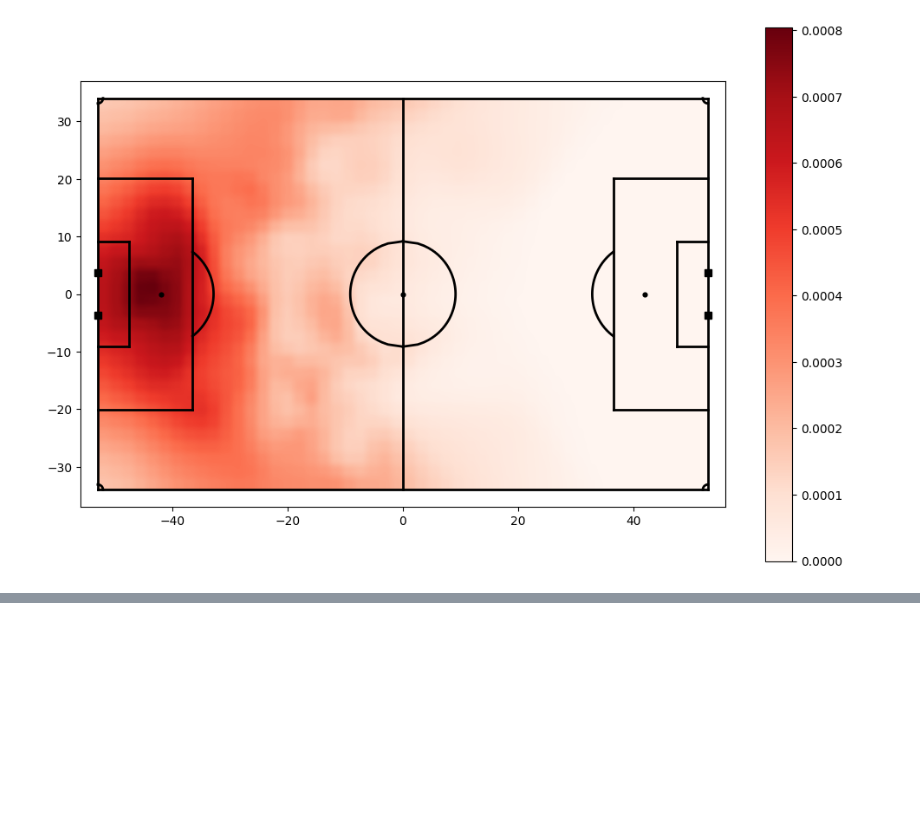
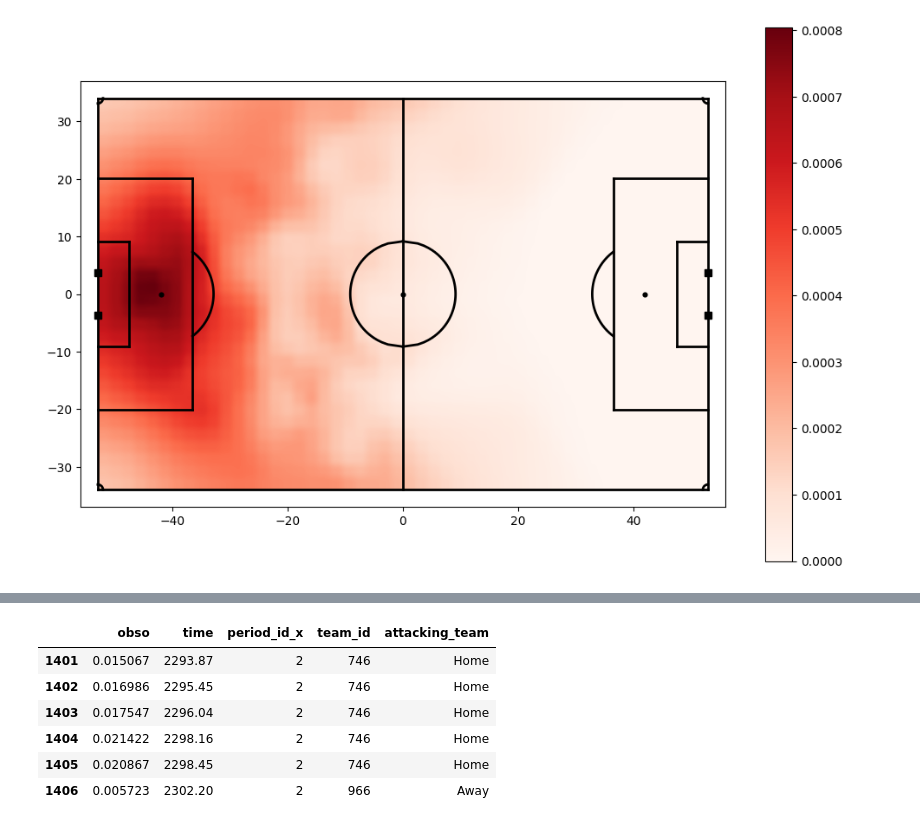
Before and after one commit to liammoore44/City-DS, a Jupyter notebook: notebooks/possession_animation.ipynb, the cells around one changed output, grey strips where cells are left out. Drawn from its saved outputs; the diff is of its cells as text; code cells hidden in the pictures; blank space fills up the shorter version.

```diff
--- a/notebooks/possession_animation.ipynb
+++ b/notebooks/possession_animation.ipynb
@@ -177,0 +296,10 @@ plot_actions(possession, result)
+# %%
+impact_dfs[47][['obso', 'time', 'period_id_x', 'team_id', 'attacking_team']]
+# %% [output]
+|  | obso | time | period_id_x | team_id | attacking_team |
+| 1401 | 0.015067 | 2293.87 | 2 | 746 | Home |
+| 1402 | 0.016986 | 2295.45 | 2 | 746 | Home |
+| 1403 | 0.017547 | 2296.04 | 2 | 746 | Home |
+| 1404 | 0.021422 | 2298.16 | 2 | 746 | Home |
+| 1405 | 0.020867 | 2298.45 | 2 | 746 | Home |
+| 1406 | 0.005723 | 2302.20 | 2 | 966 | Away |
```
Also changed, not shown: parts of 20 cells of this notebook, 6 other files.
